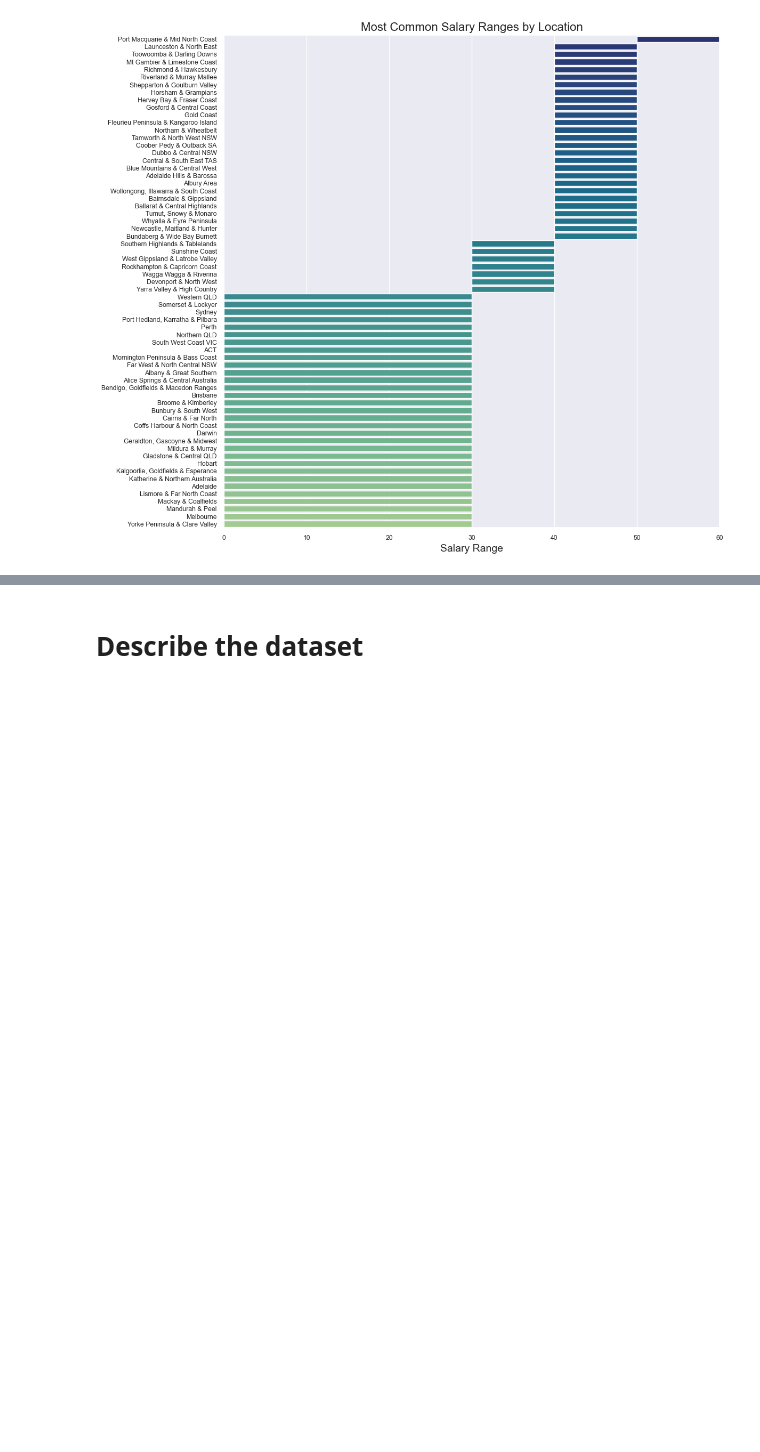
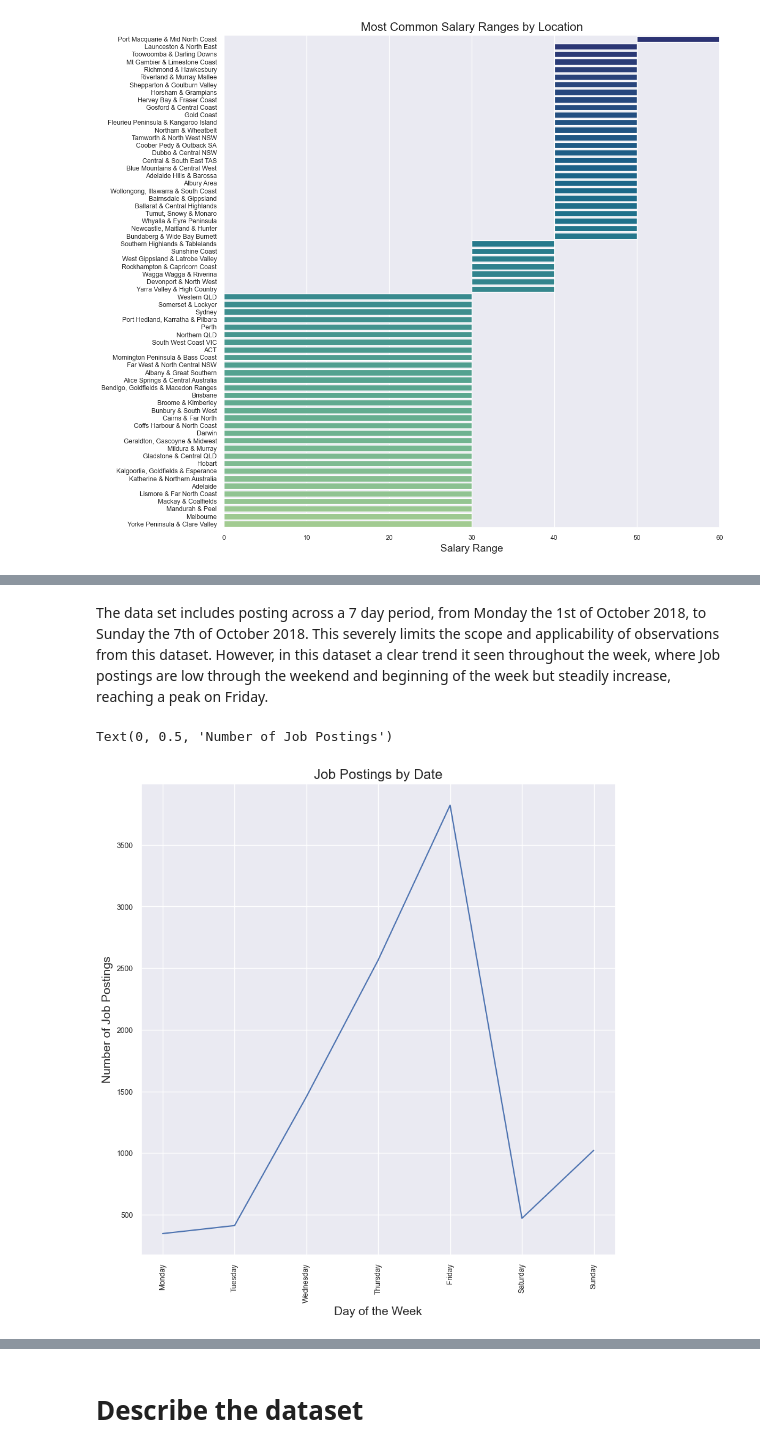
Before and after one commit to ToddNCooper/DataAnalyticsAssignment, a Jupyter notebook: rough_start.ipynb, the cells around one changed output, grey strips where cells are left out. Saved outputs shown, nothing was run; the diff lists cells and outputs as text; code cells hidden in the pictures; blank space fills up the shorter version.

Commit message:
Seasonality of Job posting.

```diff
--- a/rough_start.ipynb
+++ b/rough_start.ipynb
@@ -995,0 +1000,12 @@ plt.show()
+# %%
+# create new dataframe with dates as indexes and counts of job postings as values
+df_dates = df['Date'].value_counts().to_frame()
+# sort the dataframe by index
+df_dates = df_dates.sort_index()
+# create a new column with the cumulative sum of job postings
+df_dates['CumulativeSum'] = df_dates['Date'].cumsum()
+# create a new column with the percentage of job postings
+df_dates['Percentage'] = df_dates['CumulativeSum'] / df_dates['Date'].sum() * 100
+
+#describe data
+df_dates.head(10)
@@ -995,0 +1021,14 @@ plt.show()
+# %% [markdown]
+The data set includes posting across a 7 day period, from Monday the 1st of October 2018, to Sunday the 7th of October 2018. This severely limits the scope and applicability of observations from this dataset. However, in this dataset a clear trend it seen throughout the week, where Job postings are low through the weekend and beginning of the week but steadily increase, reaching a peak on Friday.
+# %%
+# plot and display a chart for date column
+plt.figure(figsize=(10,10))
+plt.plot(df_dates.index, df_dates['Date'])
+plt.title("Job Postings by Date", fontsize=16)
+days_of_week = ['Monday', 'Tuesday', 'Wednesday', 'Thursday', 'Friday', 'Saturday', 'Sunday']
+plt.xticks(df_dates.index, days_of_week, rotation=90)
+plt.xlabel("Day of the Week", fontsize=14)
+plt.ylabel("Number of Job Postings", fontsize=14)
+# %% [output]
+Text(0, 0.5, 'Number of Job Postings')
+[figure, added]
```
Also changed, not shown: parts of 10 cells of this notebook, 2 other files.
